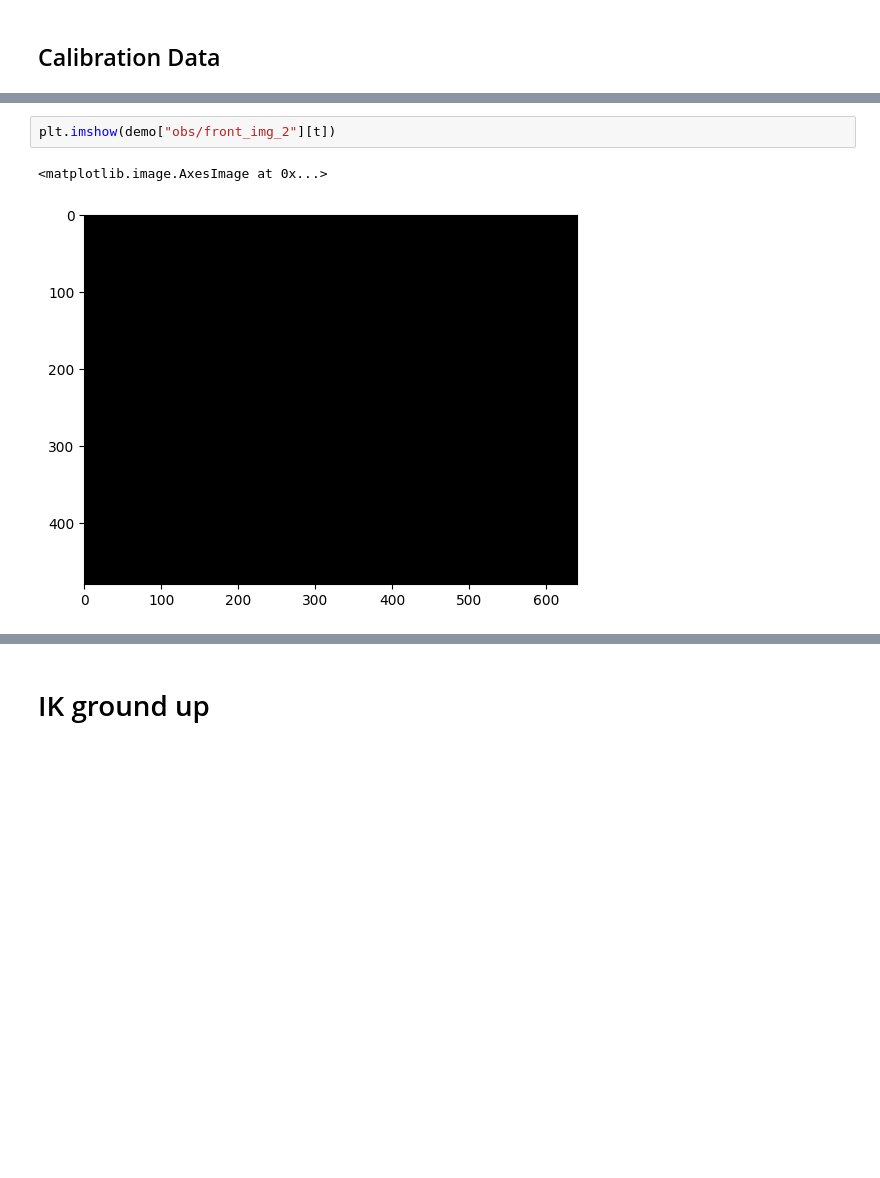
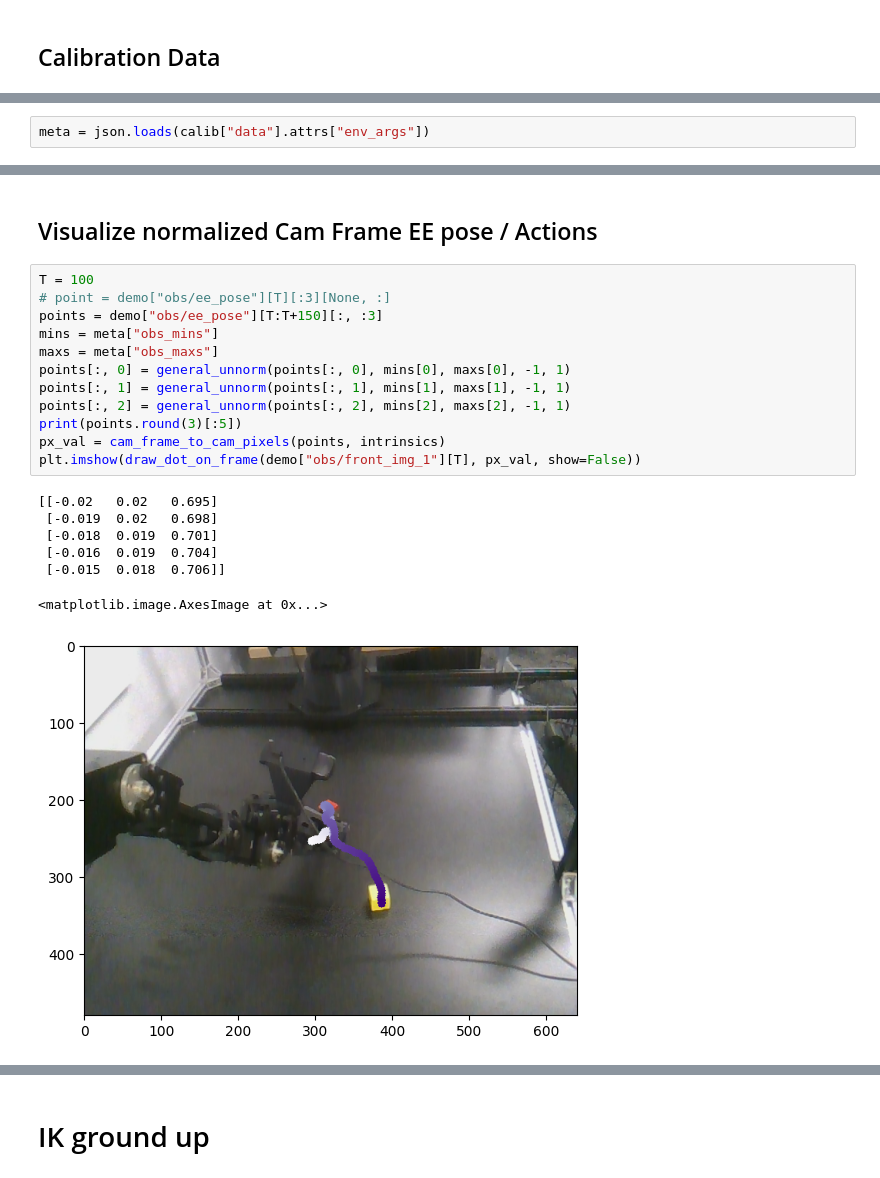
Before and after one commit to swati-gupta-tri-global/EgoMimic, a Jupyter notebook: mimicplay/scripts/aloha_process/VRV1.ipynb, the cells around one changed output, grey strips where cells are left out. Drawn from its saved outputs; the diff is of its cells as text; blank space fills up the shorter version.

```diff
--- a/mimicplay/scripts/aloha_process/VRV1.ipynb
+++ b/mimicplay/scripts/aloha_process/VRV1.ipynb
@@ -203,0 +208,2 @@ demo0: dict with keys:  <KeysViewHDF5 ['actions', 'obs']>
+# %%
+meta = json.loads(calib["data"].attrs["env_args"])
@@ -217,5 +228,22 @@ plt.imshow(demo["obs/front_img_1"][t])
-# %%
-plt.imshow(demo["obs/front_img_2"][t])
-# %% [output]
-<matplotlib.image.AxesImage at 0x...>
-[figure, removed]
+# %% [markdown]
+## Visualize normalized Cam Frame EE pose / Actions
+# %%
+T = 100
+# point = demo["obs/ee_pose"][T][:3][None, :]
+points = demo["obs/ee_pose"][T:T+150][:, :3]
+mins = meta["obs_mins"]
+maxs = meta["obs_maxs"]
+points[:, 0] = general_unnorm(points[:, 0], mins[0], maxs[0], -1, 1)
+points[:, 1] = general_unnorm(points[:, 1], mins[1], maxs[1], -1, 1)
+points[:, 2] = general_unnorm(points[:, 2], mins[2], maxs[2], -1, 1)
+print(points.round(3)[:5])
+px_val = cam_frame_to_cam_pixels(points, intrinsics)
+plt.imshow(draw_dot_on_frame(demo["obs/front_img_1"][T], px_val, show=False))
+# %% [output]
+[[-0.02   0.02   0.695]
+ [-0.019  0.02   0.698]
+ [-0.018  0.019  0.701]
+ [-0.016  0.019  0.704]
+ [-0.015  0.018  0.706]]
+<matplotlib.image.AxesImage at 0x...>
+[figure, added]
```
Also changed, not shown: parts of 17 cells of this notebook, 14 other files.
